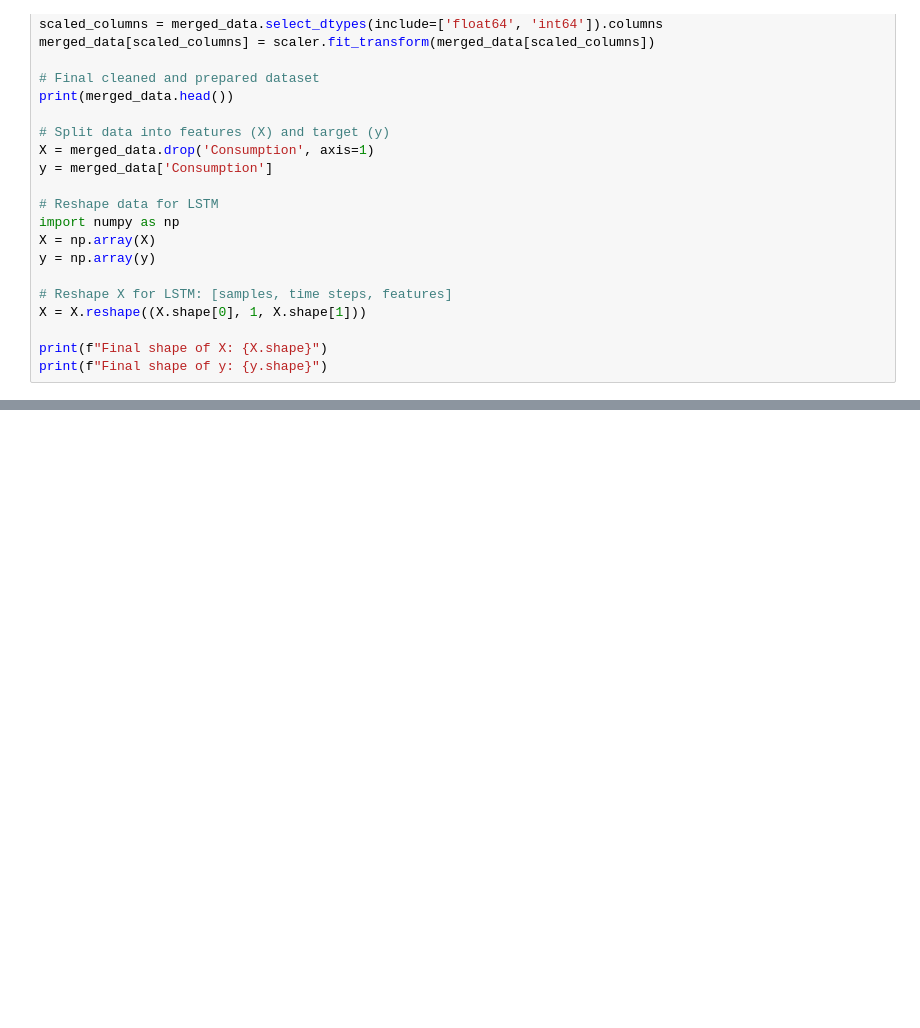
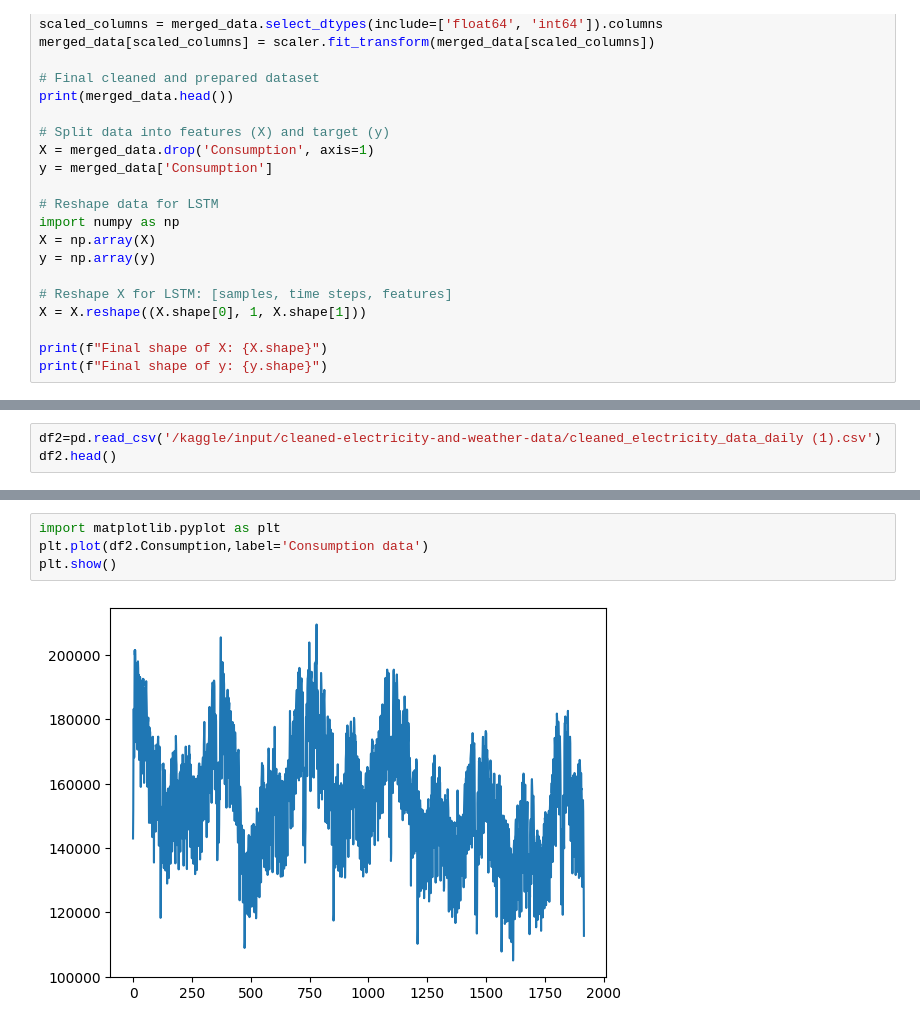
Before and after one commit to Ajayrajc1998/multivariate_LSTM, a Jupyter notebook: Electricity_and_Weather_dataset_in_Romania.ipynb, the cells around one changed output, grey strips where cells are left out. Drawn from its saved outputs; the diff is of its cells as text; blank space fills up the shorter version.

```diff
--- a/Electricity_and_Weather_dataset_in_Romania.ipynb
+++ b/Electricity_and_Weather_dataset_in_Romania.ipynb
@@ -479,0 +914,3 @@ print(f"Final shape of y: {y.shape}")
+# %%
+df2=pd.read_csv('/kaggle/input/cleaned-electricity-and-weather-data/cleaned_electricity_data_daily (1).csv')
+df2.head()
@@ -479,0 +931,6 @@ print(f"Final shape of y: {y.shape}")
+# %%
+import matplotlib.pyplot as plt
+plt.plot(df2.Consumption,label='Consumption data')
+plt.show()
+# %% [output]
+[figure, added]
```
Also changed, not shown: parts of 49 cells of this notebook.
